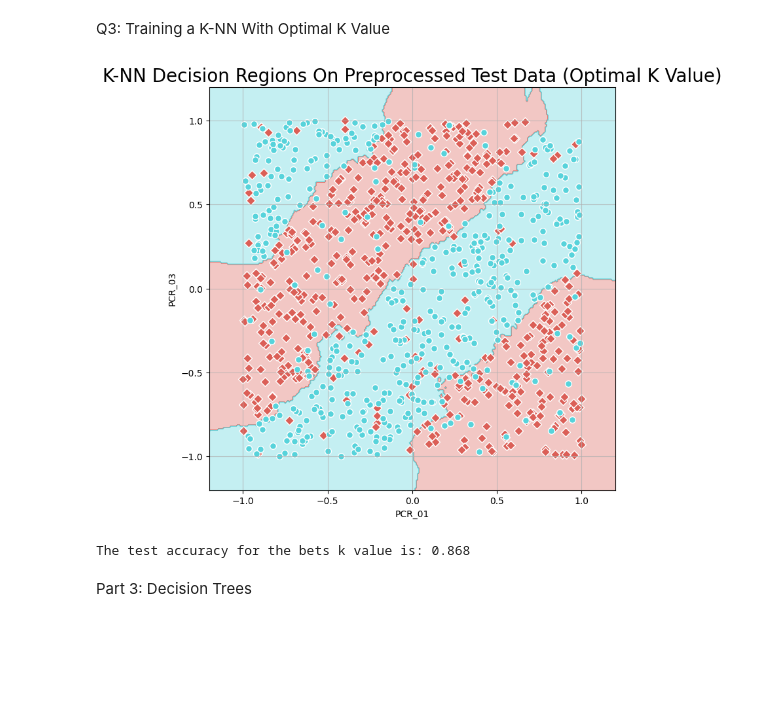
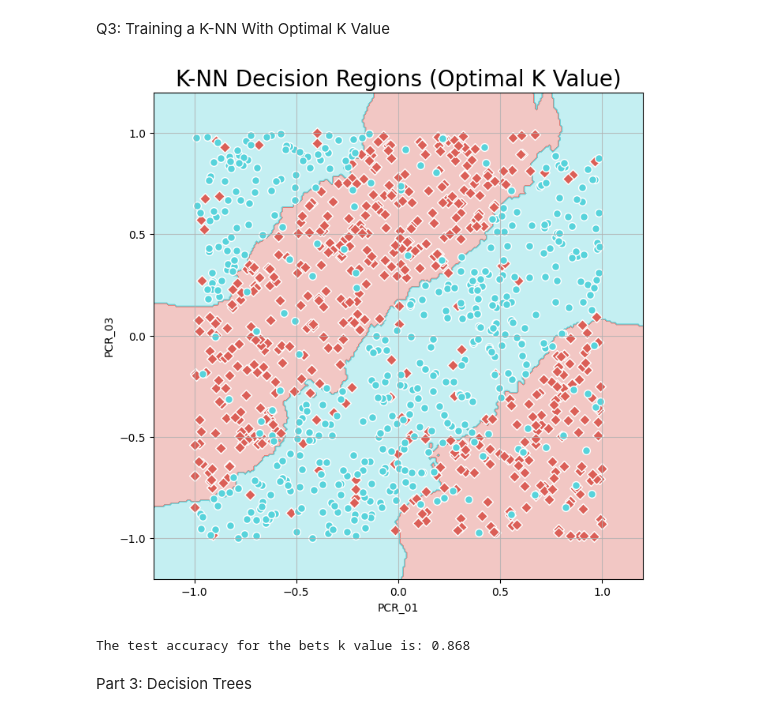
Before and after one commit to YonatanRozen/IML_MAJOR2, a Jupyter notebook: Major_HW2.ipynb, the cells around one changed output. Saved outputs shown, nothing was run; the diff lists cells and outputs as text; code cells hidden in the pictures; blank space fills up the shorter version.

```diff
--- a/Major_HW2.ipynb
+++ b/Major_HW2.ipynb
@@ -257,15 +257,15 @@ Q3: Training a K-NN With Optimal K Value
 # %%
 # Create a KNN classifier with the best k value
 knn = KNeighborsClassifier(n_neighbors=13)
 knn.fit(temp_df, train_df_preprocessed['spread'])
 
 # Visualize the decision regions
-visualize_clf(knn, temp_df, train_df_preprocessed['spread'], "K-NN Decision Regions On Preprocessed Test Data (Optimal K Value)",
+visualize_clf(knn, temp_df, train_df_preprocessed['spread'], "K-NN Decision Regions (Optimal K Value)",
                "PCR_01", "PCR_03")
 
 print("The test accuracy for the bets k value is:", knn.score(test_df_preprocessed[['PCR_01', 'PCR_03']], test_df_preprocessed['spread']))
 # %% [output]
-[figure, old version]
+[figure, new version]
 The test accuracy for the bets k value is: 0.868
 # %% [markdown]
 Part 3: Decision Trees
```
Also changed, not shown: parts of 19 cells of this notebook.
